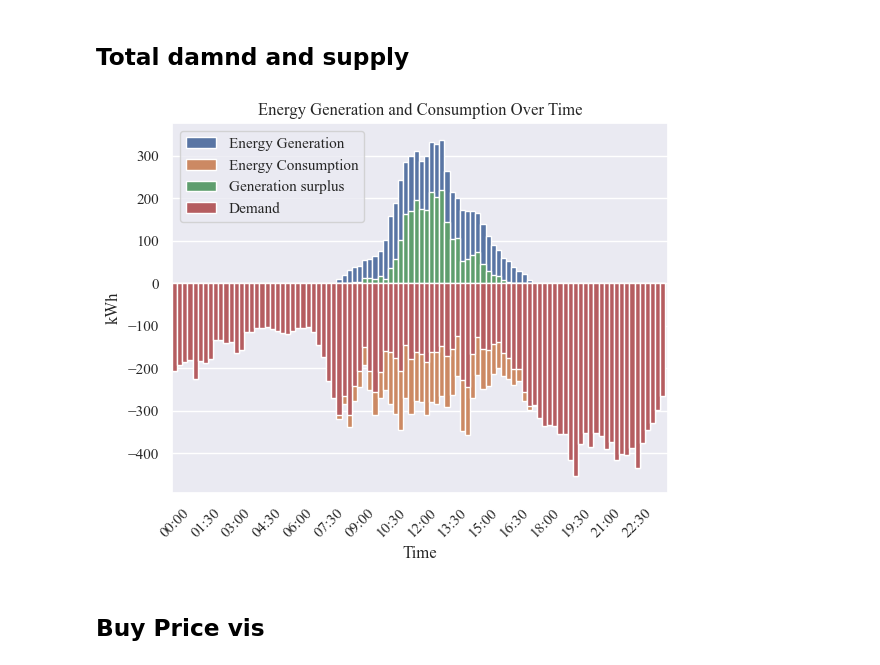
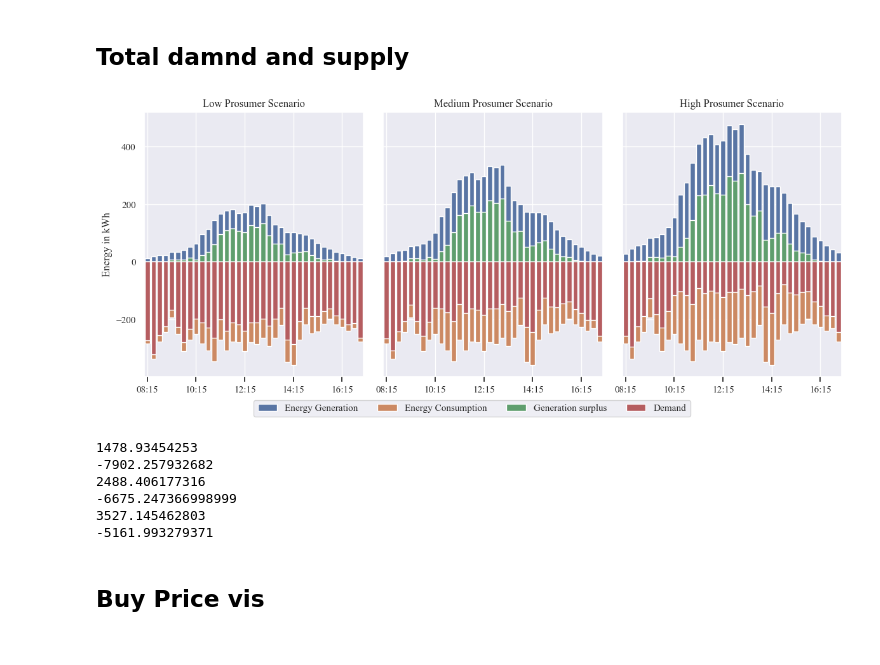
Before and after one commit to mkrahl/TruffleWorkspace, a Jupyter notebook: vis.ipynb, the cells around one changed output. Saved outputs shown, nothing was run; the diff lists cells and outputs as text; code cells hidden in the pictures.

```diff
--- a/vis.ipynb
+++ b/vis.ipynb
@@ -83,25 +83,73 @@ agg70_OMB = data70_OMB.groupby(by="Time").agg({'Produced Energy':"sum",'Used Ene
 # %% [markdown]
 ## Total damnd and supply
 # %%
-input_data = pd.read_excel("./data/input_data_50_pv.xlsx")
-input_data["clock"]=pd.to_datetime(input_data["clock"],format="%H:%M:%S").dt.strftime('%H:%M')
-agg1 = input_data.groupby("Time").agg({"demand":"sum","surplus":"sum","clock":"min","pv_gen":"sum","load":"sum"})
+input_data30 = pd.read_excel("./data/input_data_30_pv.xlsx")
+input_data50 = pd.read_excel("./data/input_data_50_pv.xlsx")
+input_data70 = pd.read_excel("./data/input_data_70_pv.xlsx")
+input_data30["clock"]=pd.to_datetime(input_data30["clock"],format="%H:%M:%S").dt.strftime('%H:%M')
+agg1 = input_data30.groupby("Time").agg({"demand":"sum","surplus":"sum","clock":"min","pv_gen":"sum","load":"sum"})
 agg1["load"] = -agg1["load"]
 agg1["demand"] = -agg1["demand"]
+
+input_data50["clock"]=pd.to_datetime(input_data50["clock"],format="%H:%M:%S").dt.strftime('%H:%M')
+agg2 = input_data50.groupby("Time").agg({"demand":"sum","surplus":"sum","clock":"min","pv_gen":"sum","load":"sum"})
+agg2["load"] = -agg2["load"]
+agg2["demand"] = -agg2["demand"]
+
+input_data70["clock"]=pd.to_datetime(input_data70["clock"],format="%H:%M:%S").dt.strftime('%H:%M')
+agg3 = input_data70.groupby("Time").agg({"demand":"sum","surplus":"sum","clock":"min","pv_gen":"sum","load":"sum"})
+agg3["load"] = -agg3["load"]
+agg3["demand"] = -agg3["demand"]
+
 dfm1 = agg1.melt("clock", var_name='Group', value_name='kWh')
+dfm2 = agg2.melt("clock", var_name='Group', value_name='kWh')
+dfm3 = agg3.melt("clock", var_name='Group', value_name='kWh')
+
+fig, ax = plt.subplots(1, 3, figsize=(12, 5),sharey=True)
 sns.set_theme(style="darkgrid")
 sns.set_style({'font.family':'serif', 'font.serif':'Times New Roman'})
 sns.set_theme(rc={'font.family':'serif', 'font.serif':'Times New Roman'},style="darkgrid")
-plot = sns.barplot(data=dfm1,x="clock",y="kWh",hue="Group",dodge=False,width=1,hue_order=["pv_gen","load","surplus","demand"])
+plot = sns.barplot(data=dfm1, x='clock', y='kWh', hue='Group', ax=ax[0],dodge=False,hue_order=["pv_gen","load","surplus","demand"])
+plot.set_title("Low Prosumer Scenario")
+sns.barplot(data=dfm2, x='clock', y='kWh', hue='Group', ax=ax[1],dodge=False,hue_order=["pv_gen","load","surplus","demand"],legend=False).set_title("Medium Prosumer Scenario")
+sns.barplot(data=dfm3, x='clock', y='kWh', hue='Group', ax=ax[2],dodge=False,hue_order=["pv_gen","load","surplus","demand"],legend=False).set_title("High Prosumer Scenario")
 legend_handles, _= plot.get_legend_handles_labels()
-plot.legend(legend_handles, ['Energy Generation',"Energy Consumption","Generation surplus","Demand"])
-plot.set_xticks(np.arange(0, 97, 6))
-plot.set(xlabel ="Time", ylabel = "kWh", title ='Energy Generation and Consumption Over Time',label=False)
-x = plot.set_xticklabels(plot.get_xticklabels(), rotation=45)
+fig.legend(loc=8,ncols=4,bbox_to_anchor=(0.5, -0.05),handles=legend_handles, labels=['Energy Generation',"Energy Consumption","Generation surplus","Demand"])
+ax[0].set_xticks(np.arange(0, len(agg1), 8))
+ax[0].tick_params('x',bottom=True, labelbottom=True)
+ax[0].set_ylabel("Energy in kWh")
+ax[0].grid(True)
+ax[0].legend().set_visible(False)
+ax[0].set_xlabel(None)
+ax[1].set_xticks(np.arange(0, len(agg1), 8))
+ax[1].tick_params('x',bottom=True, labelbottom=True)
+ax[1].grid(True)
+ax[1].set_xlabel(None)
+ax[2].set_xticks(np.arange(0, len(agg1), 8))
+ax[2].tick_params('x',bottom=True, labelbottom=True)
+ax[2].grid(True)
+ax[2].set_xlabel(None)
+#plot.set_xticks(np.arange(0, 97, 6))
+#plot.set(xlabel ="Time", ylabel = "kWh", title ='Energy Generation and Consumption Over Time',label=False)
+plt.tight_layout()
 fig= plot.get_figure()
-fig.savefig("./Images/Generation and Consumption.png")
+fig.savefig("./Images/Generation and Consumption.png",bbox_inches='tight')
 # %% [output]
-[figure, old version]
+[figure, new version]
+# %%
+print(agg1["surplus"].sum())
+print(agg1["demand"].sum())
+print(agg2["surplus"].sum())
+print(agg2["demand"].sum())
+print(agg3["surplus"].sum())
+print(agg3["demand"].sum())
+# %% [output]
+1478.93454253
+-7902.257932682
+2488.406177316
+-6675.247366998999
+3527.145462803
+-5161.993279371
 # %% [markdown]
 ## Buy Price vis
 # %%
```
Also changed, not shown: parts of 22 cells of this notebook, 11 other files.
